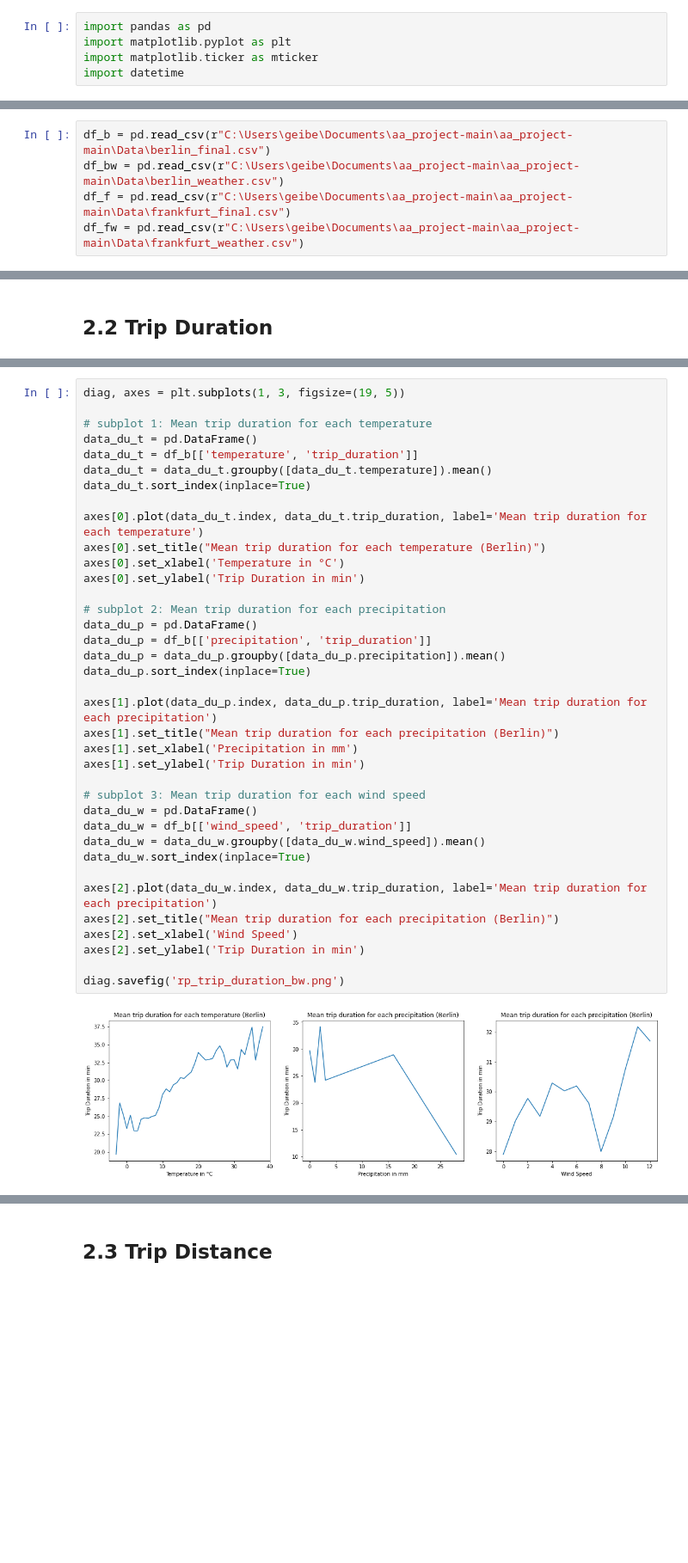
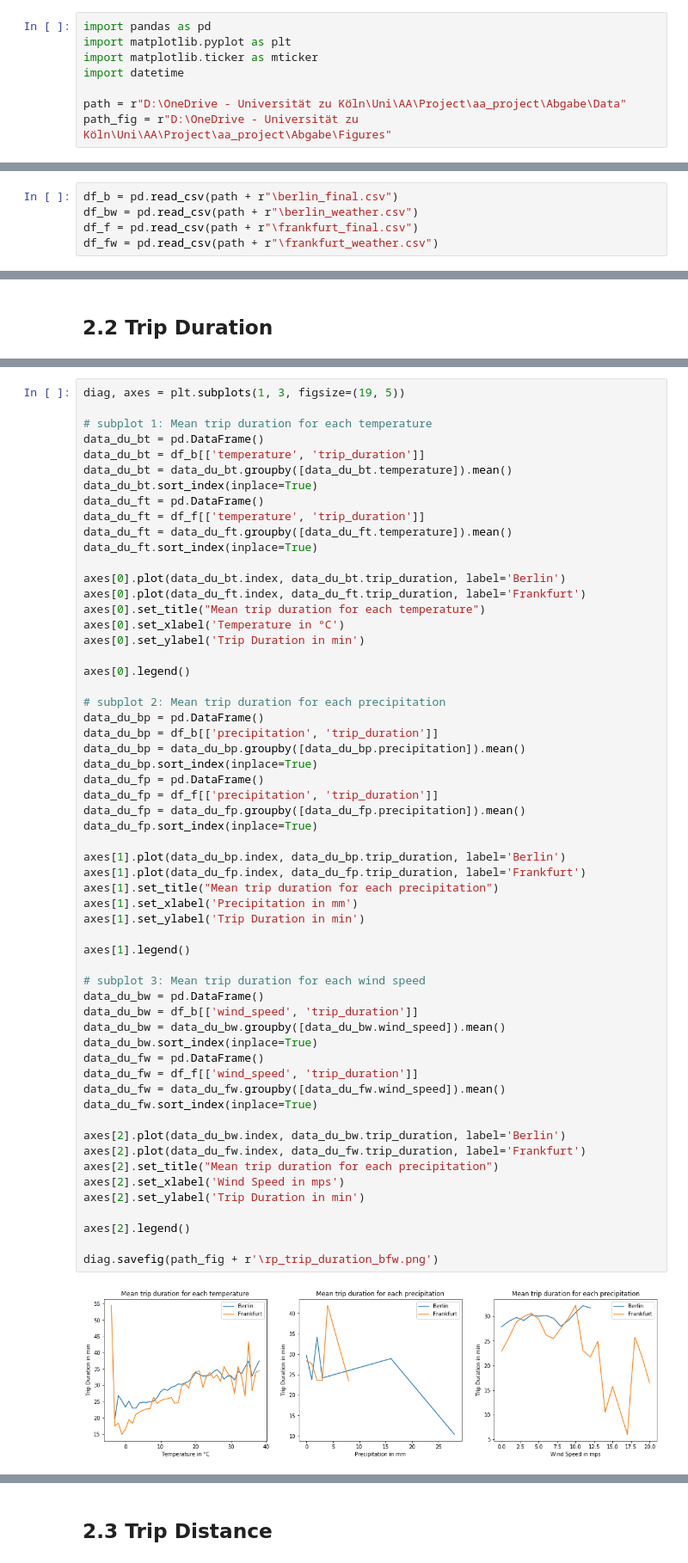
Before and after one commit to lesar64/aa_project, a Jupyter notebook: Abgabe/part_2_descriptive_analysis.ipynb, the cells around one changed output, grey strips where cells are left out. Shown at 86% size. Saved outputs shown, nothing was run; the diff lists cells and outputs as text; blank space fills up the shorter version.

```diff
--- a/Abgabe/part_2_descriptive_analysis.ipynb
+++ b/Abgabe/part_2_descriptive_analysis.ipynb
@@ -11,6 +11,9 @@ import pandas as pd
 import matplotlib.pyplot as plt
 import matplotlib.ticker as mticker
 import datetime
+
+path = r"D:\OneDrive - Universität zu Köln\Uni\AA\Project\aa_project\Abgabe\Data"
+path_fig = r"D:\OneDrive - Universität zu Köln\Uni\AA\Project\aa_project\Abgabe\Figures"
 # %% [markdown]
 # 1. Hourly KPIs
 # %% [markdown]
@@ -165,10 +146,10 @@ plt.savefig('kpi3_f.png')
 # %% [markdown]
 # 2. Rental Patterns
 # %%
-df_b = pd.read_csv(r"C:\Users\geibe\Documents\aa_project-main\aa_project-main\Data\berlin_final.csv")
-df_bw = pd.read_csv(r"C:\Users\geibe\Documents\aa_project-main\aa_project-main\Data\berlin_weather.csv")
-df_f = pd.read_csv(r"C:\Users\geibe\Documents\aa_project-main\aa_project-main\Data\frankfurt_final.csv")
-df_fw = pd.read_csv(r"C:\Users\geibe\Documents\aa_project-main\aa_project-main\Data\frankfurt_weather.csv")
+df_b = pd.read_csv(path + r"\berlin_final.csv")
+df_bw = pd.read_csv(path + r"\berlin_weather.csv")
+df_f = pd.read_csv(path + r"\frankfurt_final.csv")
+df_fw = pd.read_csv(path + r"\frankfurt_weather.csv")
 # %%
 def replace_minutes(dt):
     return dt.replace(minute=0)
@@ -404,39 +392,60 @@ diag.savefig('rp_trip_duration_bf.png')
 # %%
 diag, axes = plt.subplots(1, 3, figsize=(19, 5))
 
 # subplot 1: Mean trip duration for each temperature
-data_du_t = pd.DataFrame()
-data_du_t = df_b[['temperature', 'trip_duration']]
-data_du_t = data_du_t.groupby([data_du_t.temperature]).mean()
-data_du_t.sort_index(inplace=True)
+data_du_bt = pd.DataFrame()
+data_du_bt = df_b[['temperature', 'trip_duration']]
+data_du_bt = data_du_bt.groupby([data_du_bt.temperature]).mean()
+data_du_bt.sort_index(inplace=True)
+data_du_ft = pd.DataFrame()
+data_du_ft = df_f[['temperature', 'trip_duration']]
+data_du_ft = data_du_ft.groupby([data_du_ft.temperature]).mean()
+data_du_ft.sort_index(inplace=True)
 
-axes[0].plot(data_du_t.index, data_du_t.trip_duration, label='Mean trip duration for each temperature')
-axes[0].set_title("Mean trip duration for each temperature (Berlin)")
+axes[0].plot(data_du_bt.index, data_du_bt.trip_duration, label='Berlin')
+axes[0].plot(data_du_ft.index, data_du_ft.trip_duration, label='Frankfurt')
+axes[0].set_title("Mean trip duration for each temperature")
 axes[0].set_xlabel('Temperature in °C')
 axes[0].set_ylabel('Trip Duration in min')
 
+axes[0].legend()
+
 # subplot 2: Mean trip duration for each precipitation
-data_du_p = pd.DataFrame()
-data_du_p = df_b[['precipitation', 'trip_duration']]
-data_du_p = data_du_p.groupby([data_du_p.precipitation]).mean()
-data_du_p.sort_index(inplace=True)
+data_du_bp = pd.DataFrame()
+data_du_bp = df_b[['precipitation', 'trip_duration']]
+data_du_bp = data_du_bp.groupby([data_du_bp.precipitation]).mean()
+data_du_bp.sort_index(inplace=True)
+data_du_fp = pd.DataFrame()
+data_du_fp = df_f[['precipitation', 'trip_duration']]
+data_du_fp = data_du_fp.groupby([data_du_fp.precipitation]).mean()
+data_du_fp.sort_index(inplace=True)
 
-axes[1].plot(data_du_p.index, data_du_p.trip_duration, label='Mean trip duration for each precipitation')
-axes[1].set_title("Mean trip duration for each precipitation (Berlin)")
+axes[1].plot(data_du_bp.index, data_du_bp.trip_duration, label='Berlin')
+axes[1].plot(data_du_fp.index, data_du_fp.trip_duration, label='Frankfurt')
+axes[1].set_title("Mean trip duration for each precipitation")
 axes[1].set_xlabel('Precipitation in mm')
 axes[1].set_ylabel('Trip Duration in min')
 
+axes[1].legend()
+
 # subplot 3: Mean trip duration for each wind speed
-data_du_w = pd.DataFrame()
-data_du_w = df_b[['wind_speed', 'trip_duration']]
-data_du_w = data_du_w.groupby([data_du_w.wind_speed]).mean()
-data_du_w.sort_index(inplace=True)
+data_du_bw = pd.DataFrame()
+data_du_bw = df_b[['wind_speed', 'trip_duration']]
+data_du_bw = data_du_bw.groupby([data_du_bw.wind_speed]).mean()
+data_du_bw.sort_index(inplace=True)
+data_du_fw = pd.DataFrame()
+data_du_fw = df_f[['wind_speed', 'trip_duration']]
+data_du_fw = data_du_fw.groupby([data_du_fw.wind_speed]).mean()
+data_du_fw.sort_index(inplace=True)
 
-axes[2].plot(data_du_w.index, data_du_w.trip_duration, label='Mean trip duration for each precipitation')
-axes[2].set_title("Mean trip duration for each precipitation (Berlin)")
-axes[2].set_xlabel('Wind Speed')
+axes[2].plot(data_du_bw.index, data_du_bw.trip_duration, label='Berlin')
+axes[2].plot(data_du_fw.index, data_du_fw.trip_duration, label='Frankfurt')
+axes[2].set_title("Mean trip duration for each precipitation")
+axes[2].set_xlabel('Wind Speed in mps')
 axes[2].set_ylabel('Trip Duration in min')
 
-diag.savefig('rp_trip_duration_bw.png')
+axes[2].legend()
+
+diag.savefig(path_fig + r'\rp_trip_duration_bfw.png')
 # %% [output]
-[figure, old version]
+[figure, new version]
```
Also changed, not shown: parts of 27 cells of this notebook, 45 other files.
